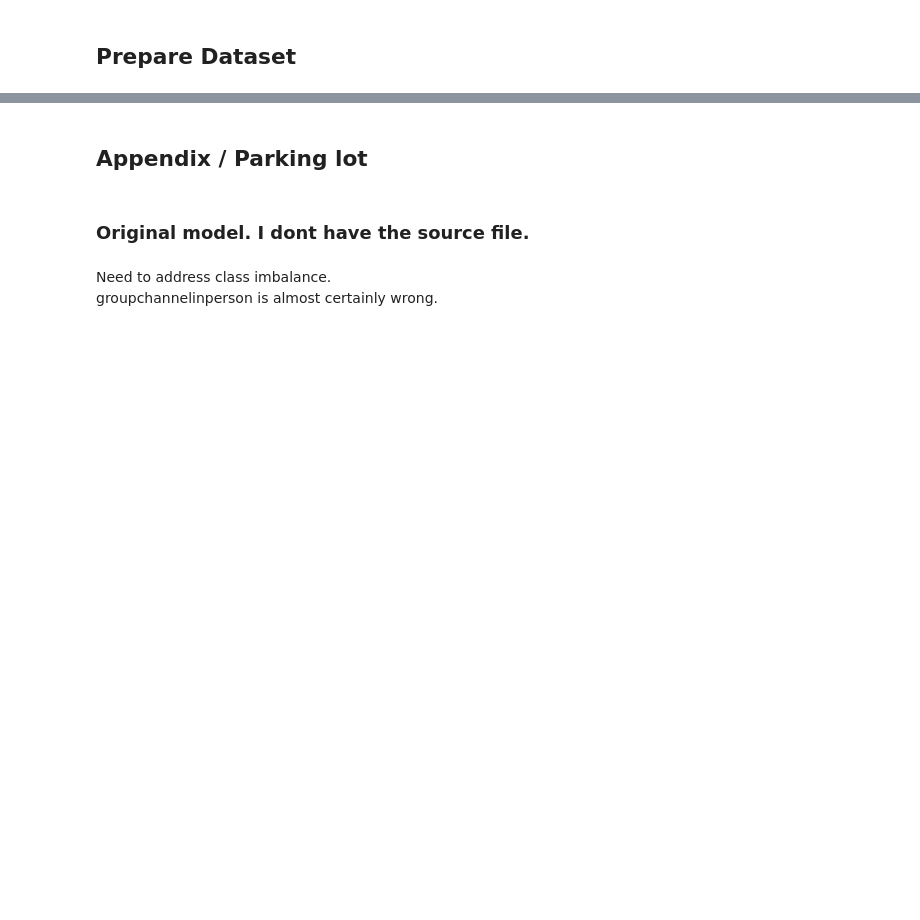
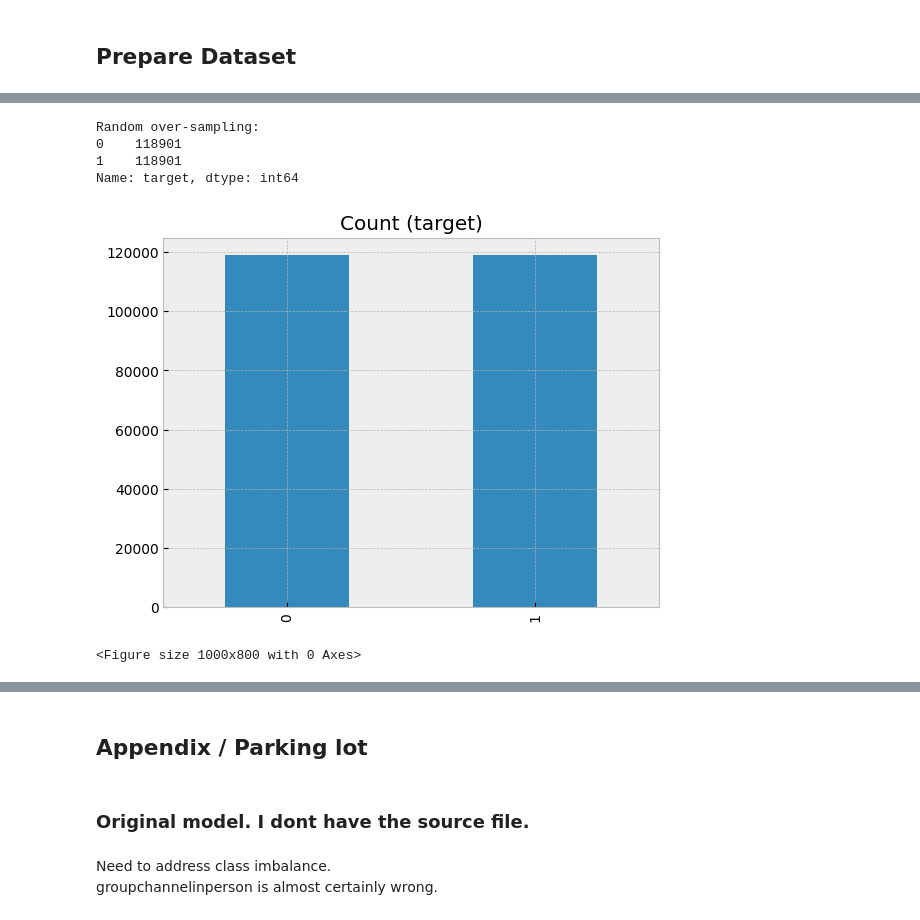
Before and after one commit to DavdElgas/predict_sklearn, a Jupyter notebook: DTC_model_post_process_data.ipynb, the cells around one changed output, grey strips where cells are left out. Drawn from its saved outputs; the diff is of its cells as text; code cells hidden in the pictures; blank space fills up the shorter version.

```diff
--- a/DTC_model_post_process_data.ipynb
+++ b/DTC_model_post_process_data.ipynb
@@ -410,0 +487,30 @@ df_rfe.info()
+# %%
+# Oversample the minority class using "random over sampling"
+# This linear approach supports cleaner interpetation of
+# feature importance.
+
+count_class_0, count_class_1 = df_final.target.value_counts()
+
+# Divide by class
+df_class_0 = df_final[df_final['target'] == 0] #majority class
+df_class_1 = df_final[df_final['target'] == 1] #minority class
+
+df_class_1_over = df_class_1.sample(count_class_0, replace=True)
+df_over = pd.concat([df_class_0, df_class_1_over], axis=0)
+
+print('Random over-sampling:')
+print(df_over.target.value_counts())
+
+df_over.target.value_counts().plot(kind='bar', title='Count (target)')
+
+plt.style.use('bmh')
+plt.figure(figsize=(10, 8))
+
+plt.show()
+# %% [output]
+Random over-sampling:
+0    118901
+1    118901
+Name: target, dtype: int64
+[figure, added]
+<Figure size 1000x800 with 0 Axes>
```
Also changed, not shown: parts of 168 cells of this notebook.
